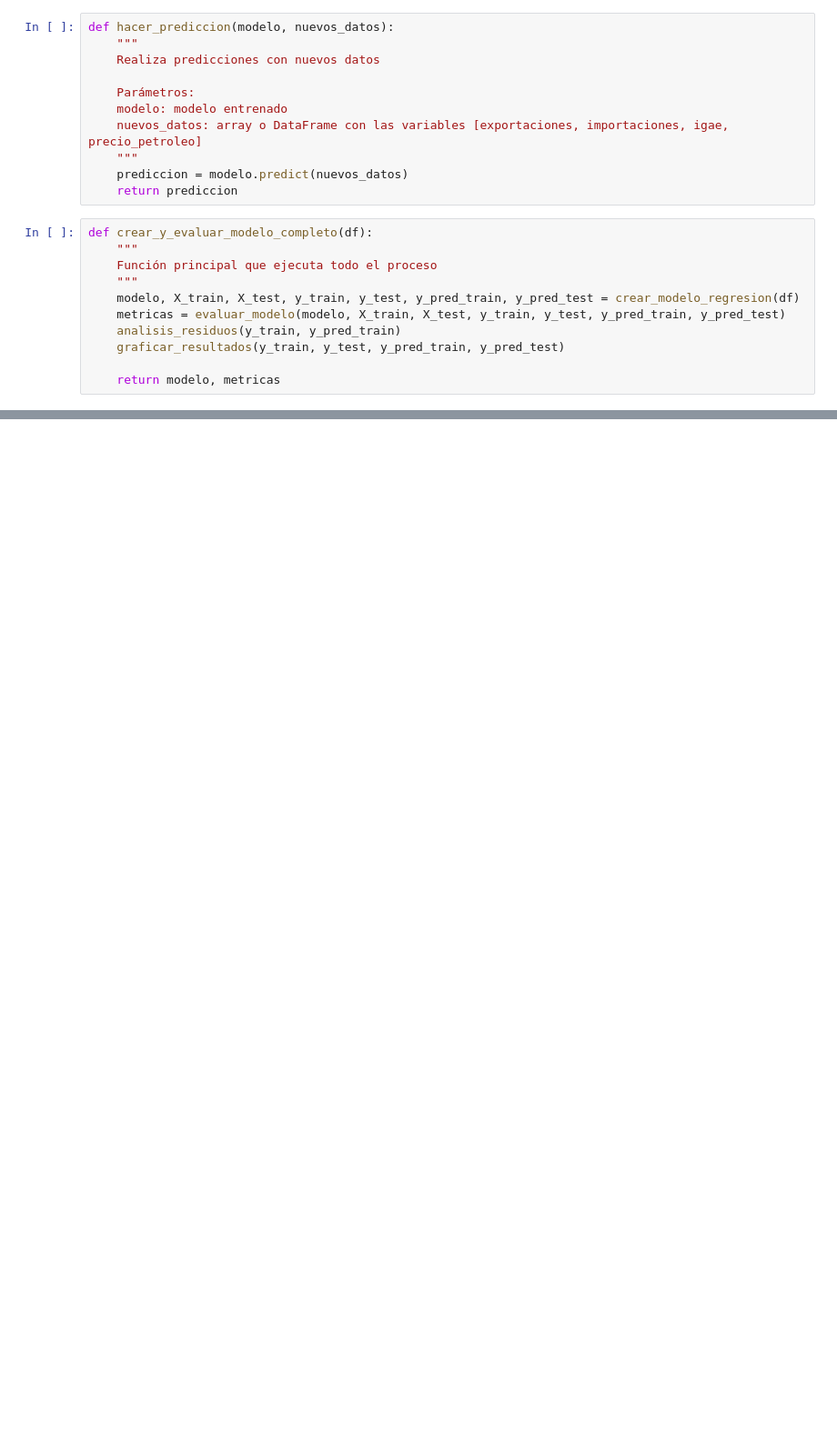
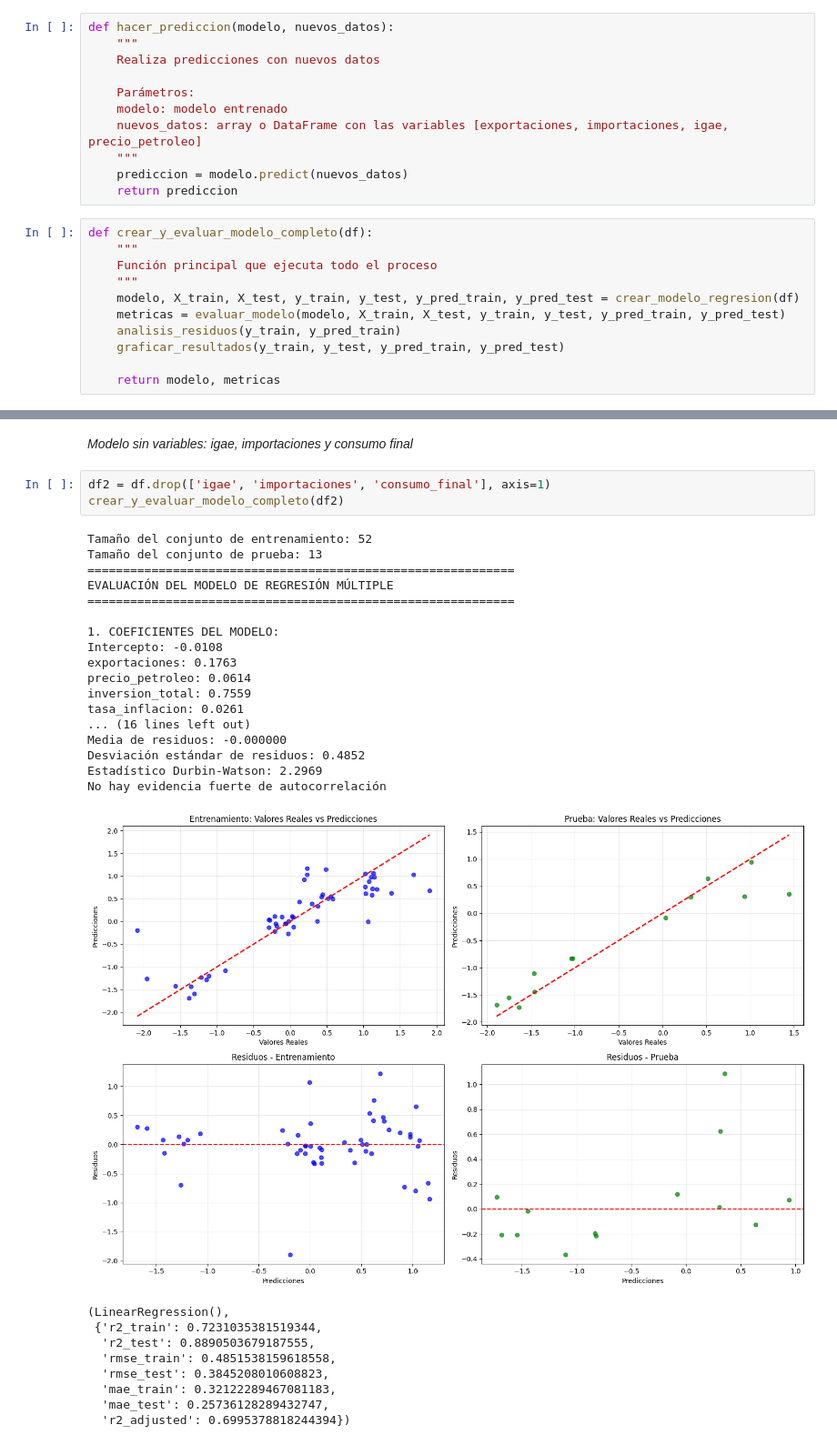
Before and after one commit to alanJCceres/Modelos_PIB, a Jupyter notebook: 02_modelo_regresion.ipynb, the cells around one changed output, grey strips where cells are left out. Shown at 91% size. Drawn from its saved outputs; the diff is of its cells as text; blank space fills up the shorter version.

```diff
--- a/02_modelo_regresion.ipynb
+++ b/02_modelo_regresion.ipynb
@@ -239,0 +242,32 @@ No hay evidencia fuerte de autocorrelación
+# %% [markdown]
+*Modelo sin variables: igae, importaciones y consumo final*
+# %%
+df2 = df.drop(['igae', 'importaciones', 'consumo_final'], axis=1)
+crear_y_evaluar_modelo_completo(df2)
+# %% [output]
+Tamaño del conjunto de entrenamiento: 52
+Tamaño del conjunto de prueba: 13
+============================================================
+EVALUACIÓN DEL MODELO DE REGRESIÓN MÚLTIPLE
+============================================================
+
+1. COEFICIENTES DEL MODELO:
+Intercepto: -0.0108
+exportaciones: 0.1763
+precio_petroleo: 0.0614
+inversion_total: 0.7559
+tasa_inflacion: 0.0261
+... (16 lines left out)
+Media de residuos: -0.000000
+Desviación estándar de residuos: 0.4852
+Estadístico Durbin-Watson: 2.2969
+No hay evidencia fuerte de autocorrelación
+[figure, added]
+(LinearRegression(),
+ {'r2_train': 0.7231035381519344,
+  'r2_test': 0.8890503679187555,
+  'rmse_train': 0.4851538159618558,
+  'rmse_test': 0.3845208010608823,
+  'mae_train': 0.32122289467081183,
+  'mae_test': 0.25736128289432747,
+  'r2_adjusted': 0.6995378818244394})
```
Also changed, not shown: parts of 9 cells of this notebook, 1 other file.
